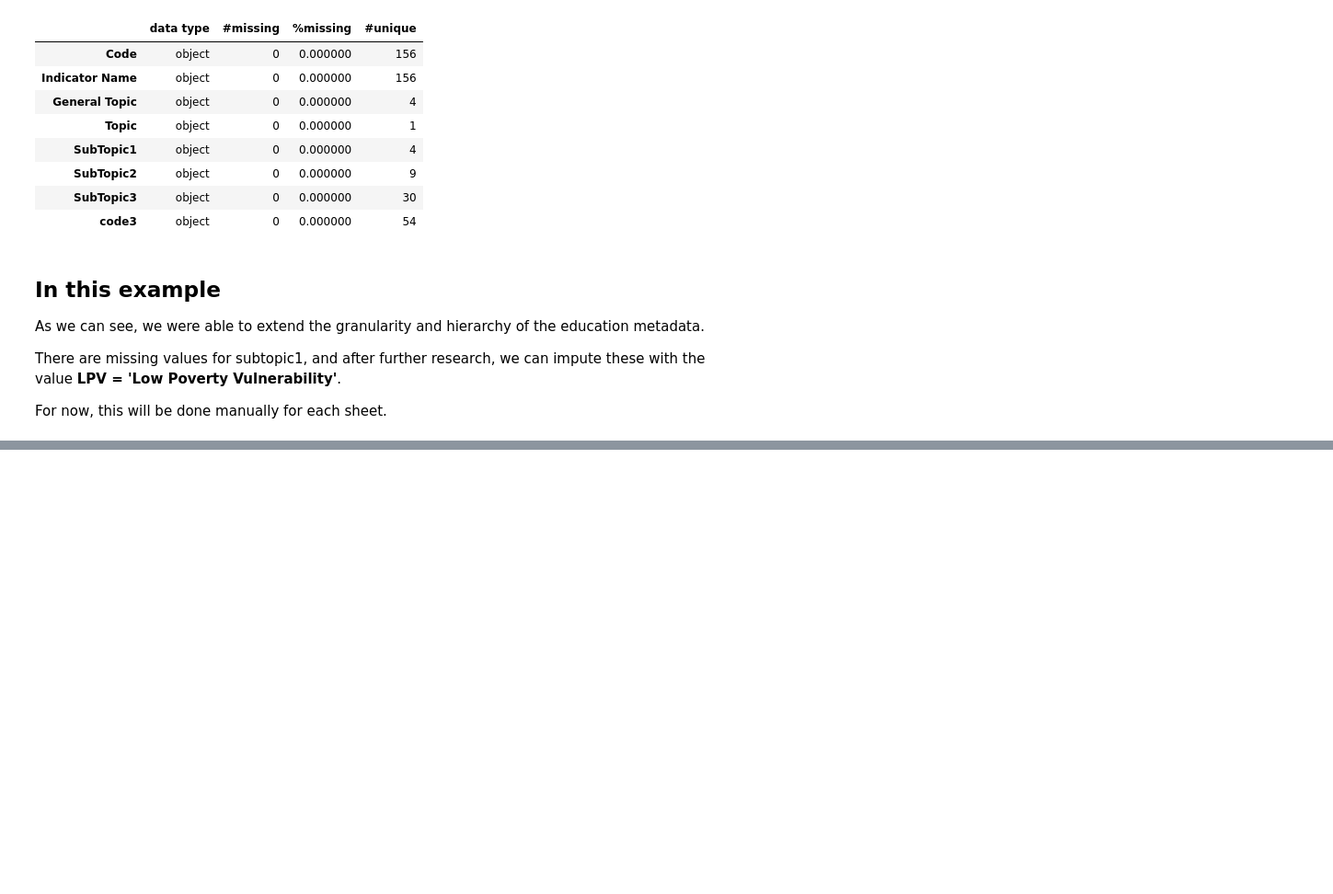
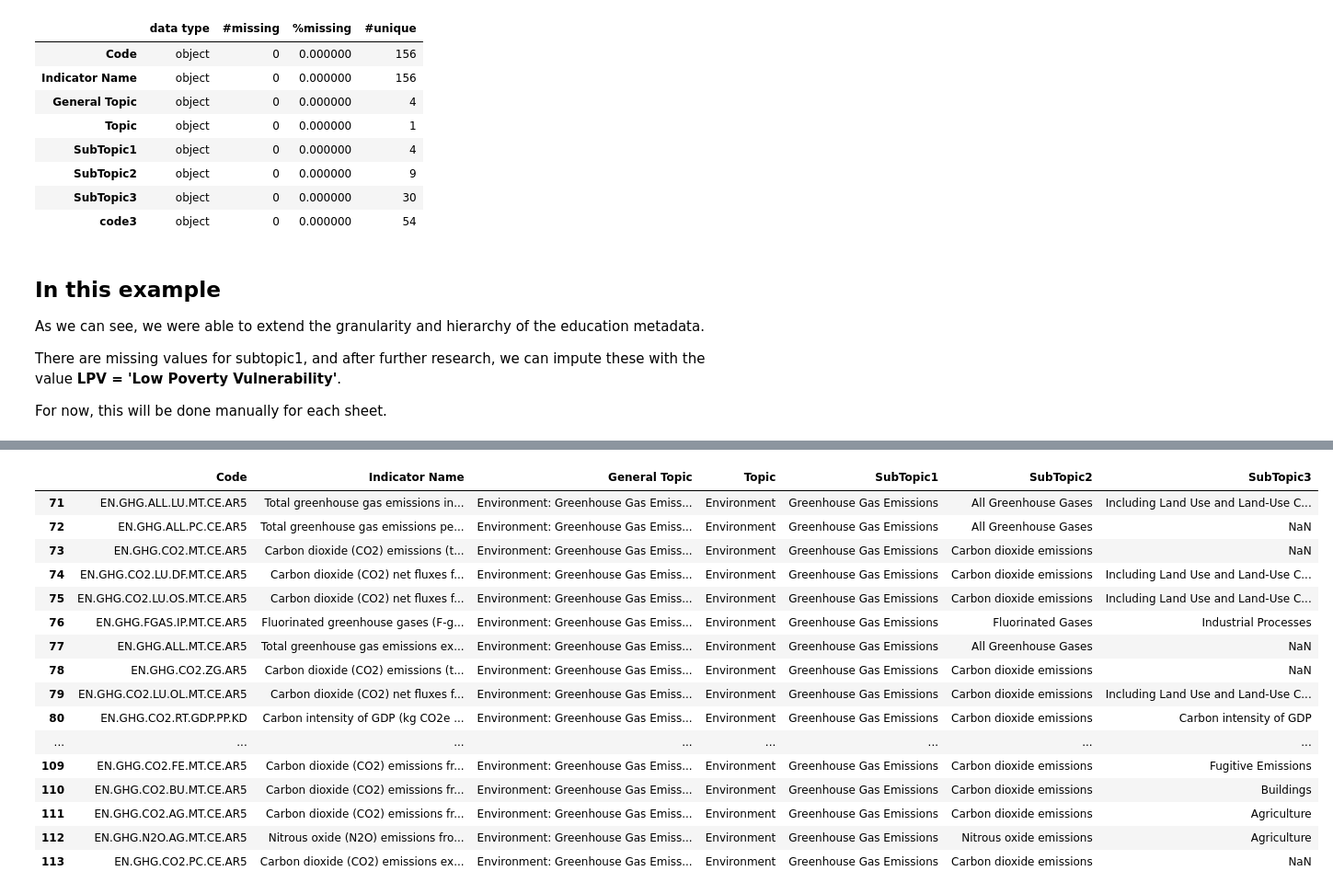
Before and after one commit to bm-sami/tunisia-wdi-structure, a Jupyter notebook: notebooks/metadata_code_1.ipynb, the cells around one changed output, grey strips where cells are left out. Shown at 92% size. Saved outputs shown, nothing was run; the diff lists cells and outputs as text; code cells hidden in the pictures; blank space fills up the shorter version.

```diff
--- a/notebooks/metadata_code_1.ipynb
+++ b/notebooks/metadata_code_1.ipynb
@@ -300,0 +515,15 @@ For now, this will be done manually for each sheet.
+# %%
+environment.loc[environment["Code"] == "ER.H2O.FWST.ZS", "SubTopic3"] = "Water stress: freshwater withdrawal"
+# %%
+environment_mapping = {
+    "ALL": "All Greenhouse Gases",
+    "FGAS": "Fluorinated Gases emissions",
+    "CH4": "Methane emissions",
+    "N2O": "Nitrous oxide emissions",
+    "CO2": "Carbon dioxide emissions",
+    "TOT": "Total"
+}
+
+environment.loc[environment["SubTopic2"].isna(), "SubTopic2"] = (
+    environment["Code"].str.split(".").str[2].map(environment_mapping)
+)
@@ -300,0 +552,41 @@ For now, this will be done manually for each sheet.
+# %%
+environment_mapping_subtopic3 = {
+    "LU": "Including Land Use and Land-Use Change (LULUC)",
+    "RT": "Carbon intensity of GDP",
+    "OS": "Other Sources",
+    "OL": "Other Land Use",
+    "WA": "Waste",
+    "IC": "Industrial Combustion",
+    "IP": "Industrial Processes",
+    "BU": "Buildings",
+    "AG": "Agriculture",
+    "PI": "Power Industry",
+    "TR": "Transport",
+    "FE": "Fugitive Emissions",
+
+}
+
+environment.loc[environment["SubTopic3"].isna(), "SubTopic3"] = (
+    environment["Code"].str.split(".").str[3].map(environment_mapping_subtopic3)
+)
+# %%
+with pd.option_context('display.max_colwidth', 200):
+    display(environment[environment['Code'].str.startswith('EN.GHG')])
+# %% [output]
+|  | Code | Indicator Name | General Topic | Topic | SubTopic1 | SubTopic2 | SubTopic3 |
+| 71 | EN.GHG.ALL.LU.MT.CE.AR5 | Total greenhouse gas emissions in... | Environment: Greenhouse Gas Emiss... | Environment | Greenhouse Gas Emissions | All Greenhouse Gases | Including Land Use and Land-Use C... |
+| 72 | EN.GHG.ALL.PC.CE.AR5 | Total greenhouse gas emissions pe... | Environment: Greenhouse Gas Emiss... | Environment | Greenhouse Gas Emissions | All Greenhouse Gases | NaN |
+| 73 | EN.GHG.CO2.MT.CE.AR5 | Carbon dioxide (CO2) emissions (t... | Environment: Greenhouse Gas Emiss... | Environment | Greenhouse Gas Emissions | Carbon dioxide emissions | NaN |
+| 74 | EN.GHG.CO2.LU.DF.MT.CE.AR5 | Carbon dioxide (CO2) net fluxes f... | Environment: Greenhouse Gas Emiss... | Environment | Greenhouse Gas Emissions | Carbon dioxide emissions | Including Land Use and Land-Use C... |
+| 75 | EN.GHG.CO2.LU.OS.MT.CE.AR5 | Carbon dioxide (CO2) net fluxes f... | Environment: Greenhouse Gas Emiss... | Environment | Greenhouse Gas Emissions | Carbon dioxide emissions | Including Land Use and Land-Use C... |
+| 76 | EN.GHG.FGAS.IP.MT.CE.AR5 | Fluorinated greenhouse gases (F-g... | Environment: Greenhouse Gas Emiss... | Environment | Greenhouse Gas Emissions | Fluorinated Gases | Industrial Processes |
+| 77 | EN.GHG.ALL.MT.CE.AR5 | Total greenhouse gas emissions ex... | Environment: Greenhouse Gas Emiss... | Environment | Greenhouse Gas Emissions | All Greenhouse Gases | NaN |
+| 78 | EN.GHG.CO2.ZG.AR5 | Carbon dioxide (CO2) emissions (t... | Environment: Greenhouse Gas Emiss... | Environment | Greenhouse Gas Emissions | Carbon dioxide emissions | NaN |
+| 79 | EN.GHG.CO2.LU.OL.MT.CE.AR5 | Carbon dioxide (CO2) net fluxes f... | Environment: Greenhouse Gas Emiss... | Environment | Greenhouse Gas Emissions | Carbon dioxide emissions | Including Land Use and Land-Use C... |
+| 80 | EN.GHG.CO2.RT.GDP.PP.KD | Carbon intensity of GDP (kg CO2e ... | Environment: Greenhouse Gas Emiss... | Environment | Greenhouse Gas Emissions | Carbon dioxide emissions | Carbon intensity of GDP |
+| ... | ... | ... | ... | ... | ... | ... | ... |
+| 109 | EN.GHG.CO2.FE.MT.CE.AR5 | Carbon dioxide (CO2) emissions fr... | Environment: Greenhouse Gas Emiss... | Environment | Greenhouse Gas Emissions | Carbon dioxide emissions | Fugitive Emissions |
+| 110 | EN.GHG.CO2.BU.MT.CE.AR5 | Carbon dioxide (CO2) emissions fr... | Environment: Greenhouse Gas Emiss... | Environment | Greenhouse Gas Emissions | Carbon dioxide emissions | Buildings |
+| 111 | EN.GHG.CO2.AG.MT.CE.AR5 | Carbon dioxide (CO2) emissions fr... | Environment: Greenhouse Gas Emiss... | Environment | Greenhouse Gas Emissions | Carbon dioxide emissions | Agriculture |
+| 112 | EN.GHG.N2O.AG.MT.CE.AR5 | Nitrous oxide (N2O) emissions fro... | Environment: Greenhouse Gas Emiss... | Environment | Greenhouse Gas Emissions | Nitrous oxide emissions | Agriculture |
+| 113 | EN.GHG.CO2.PC.CE.AR5 | Carbon dioxide (CO2) emissions ex... | Environment: Greenhouse Gas Emiss... | Environment | Greenhouse Gas Emissions | Carbon dioxide emissions | NaN |
```
Also changed, not shown: parts of 58 cells of this notebook.
